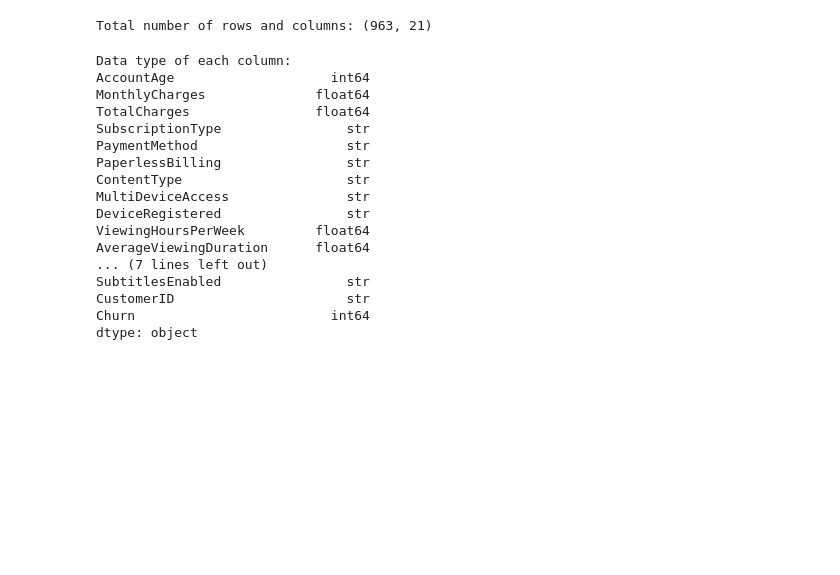
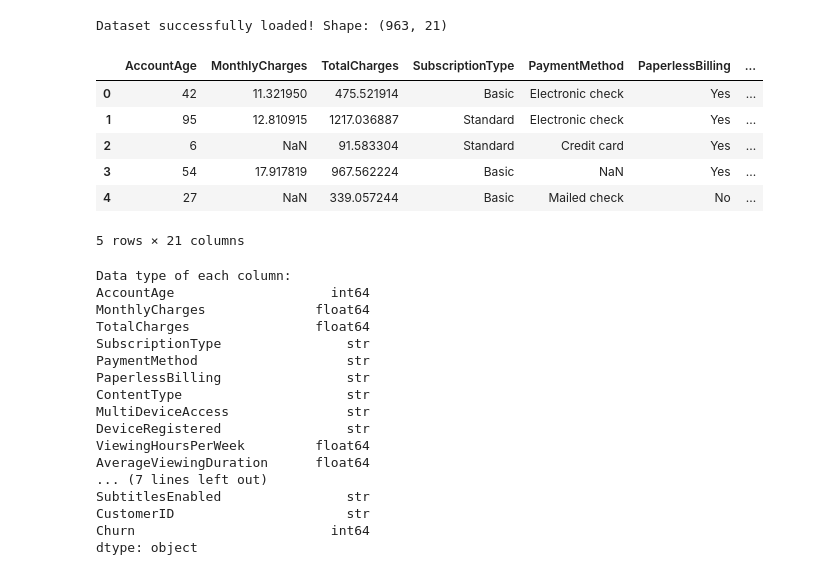
Before and after one commit to Anupam-exe/Custom-Logistic-Regression-for-Churn-Prediction-in-subscription-based-platforms, a Jupyter notebook: notebooks/01_eda_and_preprocessing.ipynb, the cells around one changed output. Saved outputs shown, nothing was run; the diff lists cells and outputs as text; code cells hidden in the pictures; blank space fills up the shorter version.

```diff
--- a/notebooks/01_eda_and_preprocessing.ipynb
+++ b/notebooks/01_eda_and_preprocessing.ipynb
@@ -1,11 +1,23 @@
 # %%
 import pandas as pd
-#Loading the dataset
-df = pd.read_csv ("/workspaces/Machine-Learning-Project/data/Subscription_Service_Churn_Dataset.csv")
-#Checking for total number of rows and columns in the dataset
-print("Total number of rows and columns:", df.shape)
+import numpy as np
+
+# Load the raw dataset cleanly from your local path
+file_path = "/workspaces/Machine-Learning-Project/data/Subscription_Service_Churn_Dataset.csv"
+df = pd.read_csv(file_path)
+
+# Verify shape and contents
+print(f"Dataset successfully loaded! Shape: {df.shape}")
+df.head()
 # %% [output]
-Total number of rows and columns: (963, 21)
+Dataset successfully loaded! Shape: (963, 21)
+|  | AccountAge | MonthlyCharges | TotalCharges | SubscriptionType | PaymentMethod | PaperlessBilling | ... |
+| 0 | 42 | 11.321950 | 475.521914 | Basic | Electronic check | Yes | ... |
+| 1 | 95 | 12.810915 | 1217.036887 | Standard | Electronic check | Yes | ... |
+| 2 | 6 | NaN | 91.583304 | Standard | Credit card | Yes | ... |
+| 3 | 54 | 17.917819 | 967.562224 | Basic | NaN | Yes | ... |
+| 4 | 27 | NaN | 339.057244 | Basic | Mailed check | No | ... |
+5 rows × 21 columns
 # %%
 #Checking each column's data type in the dataset.
 columns = df.columns
```
Also changed, not shown: parts of 21 cells of this notebook, 10 other files.
